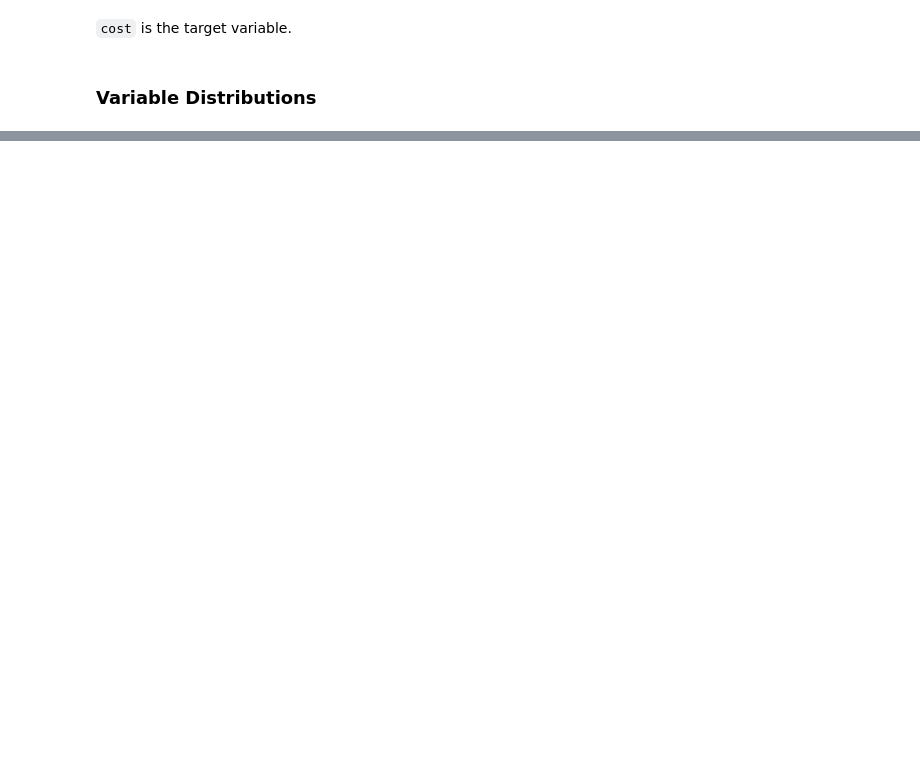
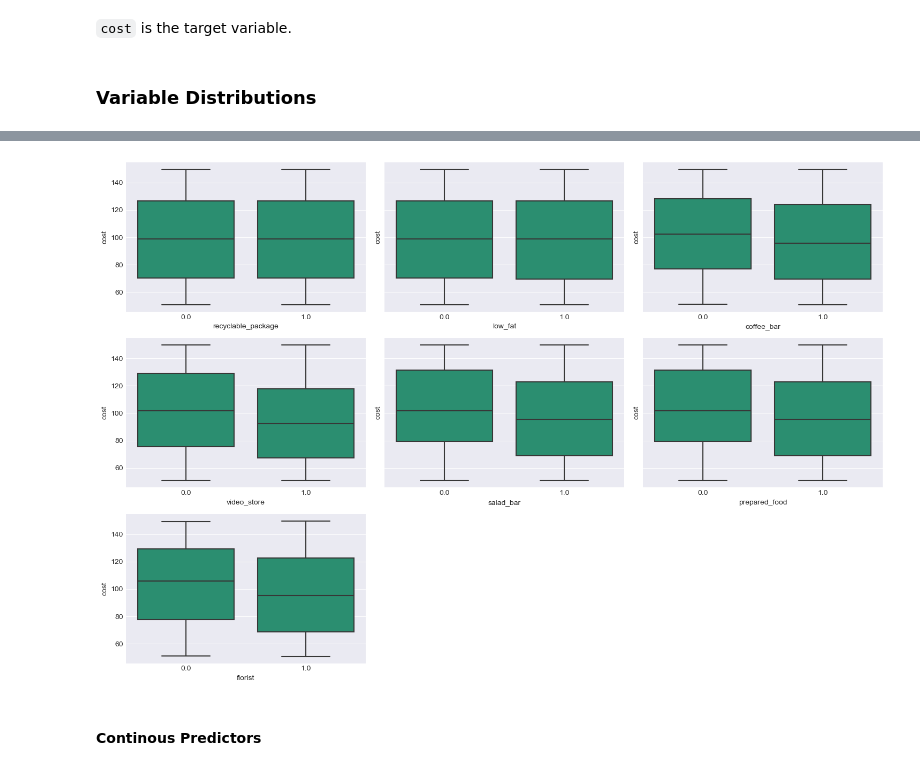
Before and after one commit to akaigraham/kaggle-comps, a Jupyter notebook: playground-series/s3_e11/notebooks/initial-notebook.ipynb, the cells around one changed output, grey strips where cells are left out. Cells and saved outputs as stored; diff of their text form; code cells hidden in the pictures; blank space fills up the shorter version.

```diff
--- a/playground-series/s3_e11/notebooks/initial-notebook.ipynb
+++ b/playground-series/s3_e11/notebooks/initial-notebook.ipynb
@@ -80,6 +116,7 @@ plt.show()
 # %%
-# identify continuous and categorical variables
-cat_feats = ['unit_sales(in millions)', 'total_children', 'num_children_at_home',
-             'avg_cars_at_home(approx).1', 'recyclable_package', 'low_fat',
+# identify continuous and categorical columns
+cat_cols = ['total_children', 'num_children_at_home',
+             'avg_cars_at_home', 'recyclable_package', 'low_fat',
              'coffee_bar', 'video_store', 'salad_bar', 'prepared_food', 'florist']
-cont_feats = ['store_sales(in millions)', 'gross_weight', 'units_per_case', 'store_sqft']
+cont_cols = ['unit_sales', 'store_sales',
+             'gross_weight', 'units_per_case', 'store_sqft']
@@ -85,0 +145,18 @@ cont_feats = ['store_sales(in millions)', 'gross_weight', 'units_per_case', 'sto
+# %%
+# binary predictors
+multi_class_cat = ['total_children', 'num_children_at_home', 'avg_cars_at_home']
+binary_predictors = [x for x in cat_cols if x not in multi_class_cat]
+
+fig, axes = plt.subplots(nrows=3, ncols=3, figsize=(15, 10), sharey=True)
+for feat, ax in zip(binary_predictors, axes.flatten()):
+    sns.boxplot(x=train_df[feat], y=train_df.cost, color=cp[0], ax=ax)
+plt.tight_layout()
+
+# delete empty subplots
+fig.delaxes(axes[2,1])
+fig.delaxes(axes[2,2])
+plt.show()
+# %% [output]
+[figure, added]
+# %% [markdown]
+#### Continous Predictors
```
Also changed, not shown: parts of 17 cells of this notebook.
